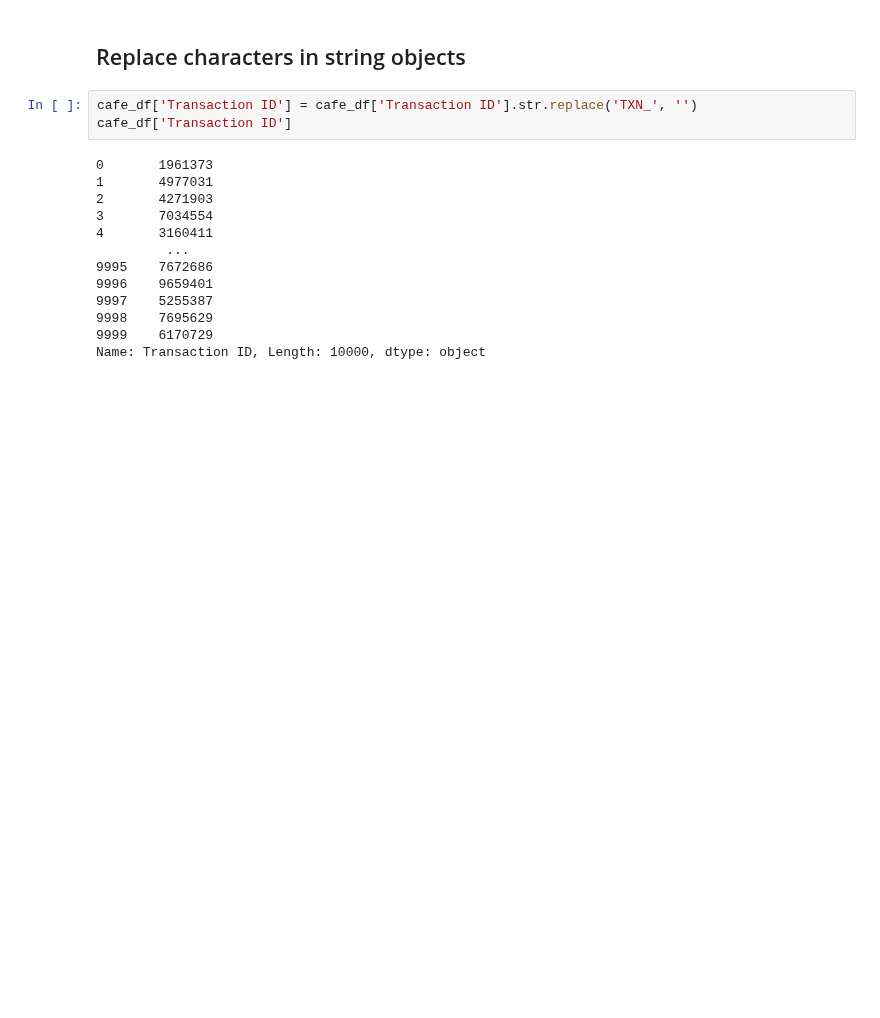
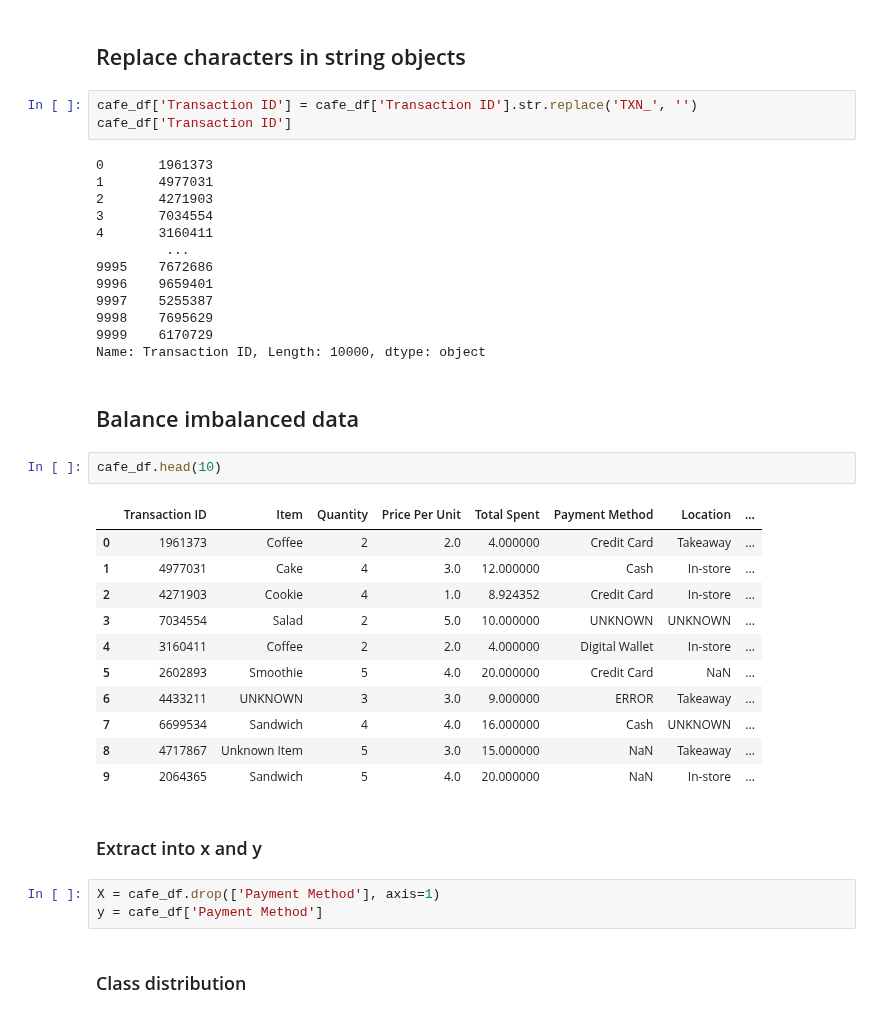
Before and after one commit to bodhichristian/python-basics, a Jupyter notebook: feature_engineering/feature_engineering.ipynb, the cells around one changed output. Cells and saved outputs as stored; diff of their text form; blank space fills up the shorter version.

```diff
--- a/feature_engineering/feature_engineering.ipynb
+++ b/feature_engineering/feature_engineering.ipynb
@@ -239,3 +239,26 @@ cafe_df['Transaction ID']
 9998    7695629
 9999    6170729
 Name: Transaction ID, Length: 10000, dtype: object
+# %% [markdown]
+## Balance imbalanced data
+# %%
+cafe_df.head(10)
+# %% [output]
+|  | Transaction ID | Item | Quantity | Price Per Unit | Total Spent | Payment Method | Location | ... |
+| 0 | 1961373 | Coffee | 2 | 2.0 | 4.000000 | Credit Card | Takeaway | ... |
+| 1 | 4977031 | Cake | 4 | 3.0 | 12.000000 | Cash | In-store | ... |
+| 2 | 4271903 | Cookie | 4 | 1.0 | 8.924352 | Credit Card | In-store | ... |
+| 3 | 7034554 | Salad | 2 | 5.0 | 10.000000 | UNKNOWN | UNKNOWN | ... |
+| 4 | 3160411 | Coffee | 2 | 2.0 | 4.000000 | Digital Wallet | In-store | ... |
+| 5 | 2602893 | Smoothie | 5 | 4.0 | 20.000000 | Credit Card | NaN | ... |
+| 6 | 4433211 | UNKNOWN | 3 | 3.0 | 9.000000 | ERROR | Takeaway | ... |
+| 7 | 6699534 | Sandwich | 4 | 4.0 | 16.000000 | Cash | UNKNOWN | ... |
+| 8 | 4717867 | Unknown Item | 5 | 3.0 | 15.000000 | NaN | Takeaway | ... |
+| 9 | 2064365 | Sandwich | 5 | 4.0 | 20.000000 | NaN | In-store | ... |
+# %% [markdown]
+### Extract into x and y
+# %%
+X = cafe_df.drop(['Payment Method'], axis=1)
+y = cafe_df['Payment Method']
+# %% [markdown]
+### Class distribution
```
Also changed, not shown: parts of 10 cells of this notebook, 1 other file.
